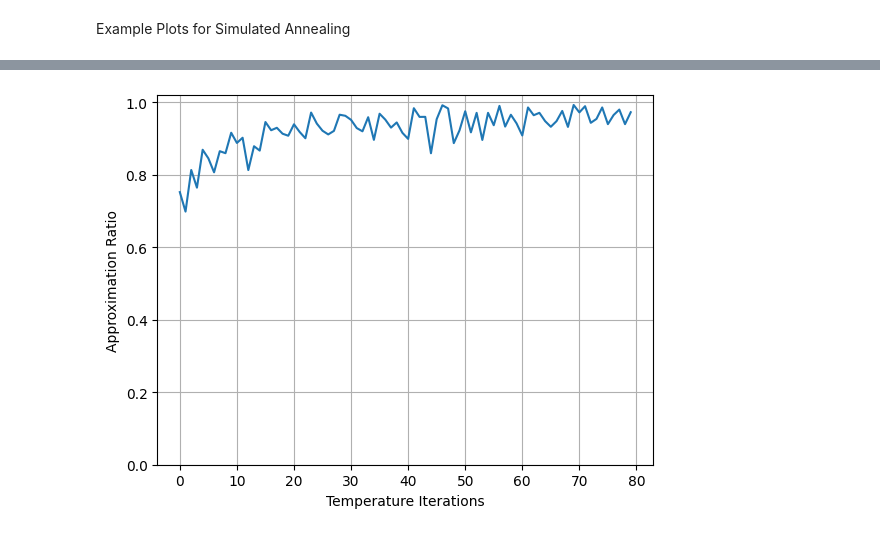
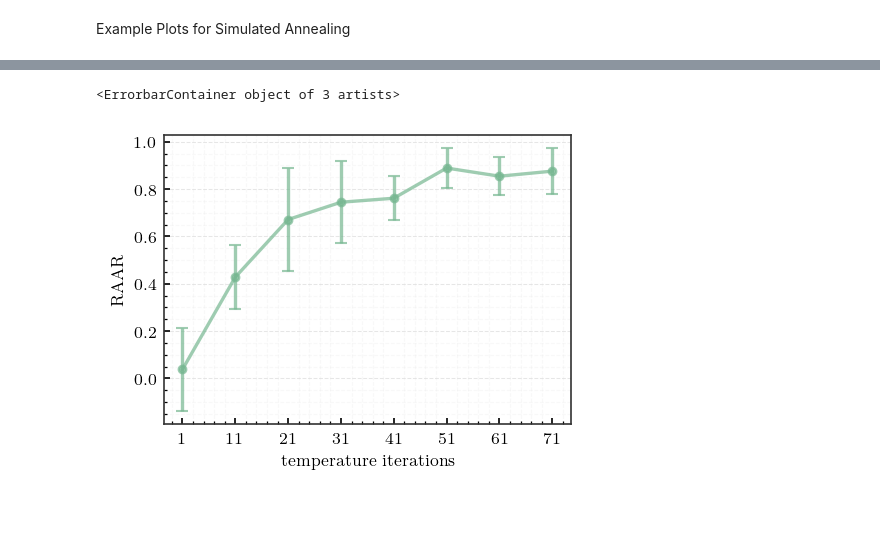
Before and after one commit to DerEinverleiber/UCP-PaperV2, a Jupyter notebook: test_plots.ipynb, the cells around one changed output, grey strips where cells are left out. Drawn from its saved outputs; the diff is of its cells as text; code cells hidden in the pictures.

Commit message:
feat(test_plots): Adjusted test plots to run multiple times per dataset + introduced raar and tts metrics + introduced plot styling used in recent papers

```diff
--- a/test_plots.ipynb
+++ b/test_plots.ipynb
@@ -22,12 +27,12 @@ import pandas as pd
 brute_force_data = [pd.read_csv(p) for p in brute_force_data_paths]
 # %%
 from cl_optimizer import SimulatedAnnealing
-sim_anns = [
+sim_annss = [[
         SimulatedAnnealing(
         lookup_table=data,
         bounds=bounds,
-    ) for data, bounds in zip(brute_force_data, boundss)
-]
+    ) for _ in range(num_runs)
+] for data, bounds in zip(brute_force_data, boundss)]
 # %%
 import numpy as np
 # I think init and end temperatures should be chosen dependent on the delta of the energy,
@@ -49,9 +54,5 @@ def execute_sim_ann(df_id: int, sim_ann: SimulatedAnnealing, temp_iterations: li
         optima.append(loss)
 
     return np.concat(([df_id], temp_iterations, optima))
-# %%
-from parallelization import construct_parallelization_arg_list
-
-arg_list = construct_parallelization_arg_list(sim_anns, depth=max_temp_iterations)
 # %%
 from joblib import Parallel, delayed
@@ -86,17 +152,49 @@ sorted_temps, sorted_losses = extract_sorted_losses_and_temps(results)
 # %%
-min_loss = np.array([data['loss'].min() for data in brute_force_data])
-max_loss = np.array([data['loss'].max() for data in brute_force_data])
-approximation_ratios = (1 - (sorted_losses.T - min_loss) / (max_loss - min_loss)).mean(axis=1)
+from metrics import raar
+
+avg_loss_runs = [sorted_losses.mean(axis=0) for sorted_losses in sorted_lossess]
+raars = np.array([[raar(avg, brute_force_data[i]['loss']) for avg in avg_loss] for i, avg_loss in enumerate(avg_loss_runs)])
+mean_raar = raars.mean(axis=0)
+std_raar = raars.std(axis=0)
-# %%
-from matplotlib import pyplot as plt
-
-plt.plot(
-    range(sorted_losses.shape[1]),
-    approximation_ratios
-)
-plt.ylim([0, 1.02])
-plt.ylabel('Approximation Ratio')
-plt.xlabel('Temperature Iterations')
-plt.grid(visible=True)
-# %% [output]
-[figure, removed]
+# %%
+import styling
+import seaborn as sns
+styling.set_my_style()
+
+df = pd.DataFrame()
+df["temperature iterations"] = sorted_tempss[0][0, :].astype(int)
+df["RAAR"] = mean_raar
+df["RAAR_std"] = std_raar
+
+palette = styling.shades(6, 4)[1:]
+palette = sns.color_palette("crest", 5)
+
+
+fig, ax = styling.subplots(figsize=(3.5, 2.5))
+
+line = sns.pointplot(
+    data=df,
+    x="temperature iterations",
+    y="RAAR",
+    errorbar=None,
+    capsize=0.2,
+    alpha=0.7,
+    linewidth=1.6,
+    markersize=3.5,
+    color=palette[0]
+)
+
+
+ax.errorbar(
+    x=line.get_lines()[0].get_xdata(),
+    y=df["RAAR"],
+    yerr=df["RAAR_std"],
+    fmt="none",
+    capsize=3,
+    color=palette[0],
+    alpha=0.7,
+    linewidth=1.6
+)
+# %% [output]
+<ErrorbarContainer object of 3 artists>
+[figure, added]
```
Also changed, not shown: parts of 10 cells of this notebook, 3 other files.
